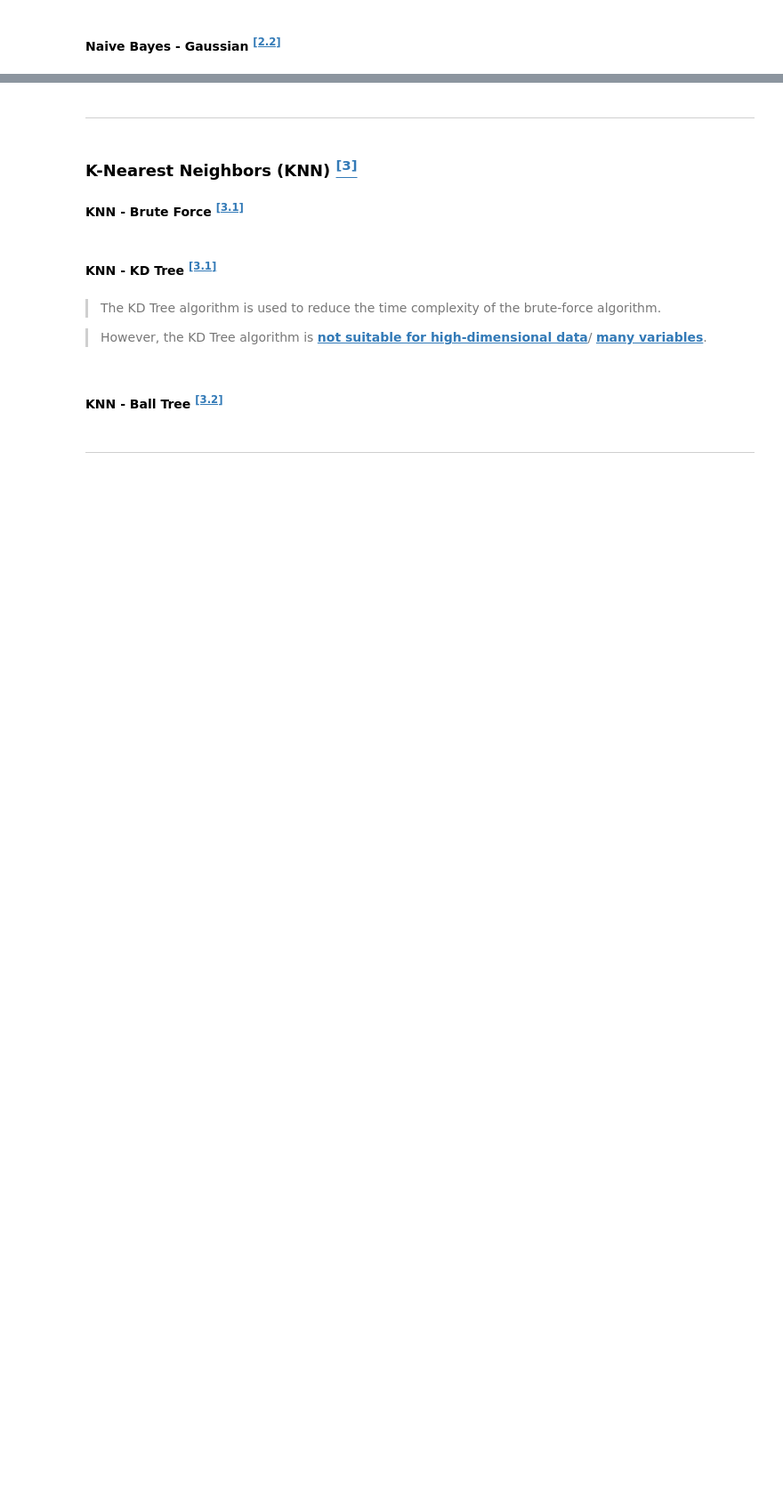
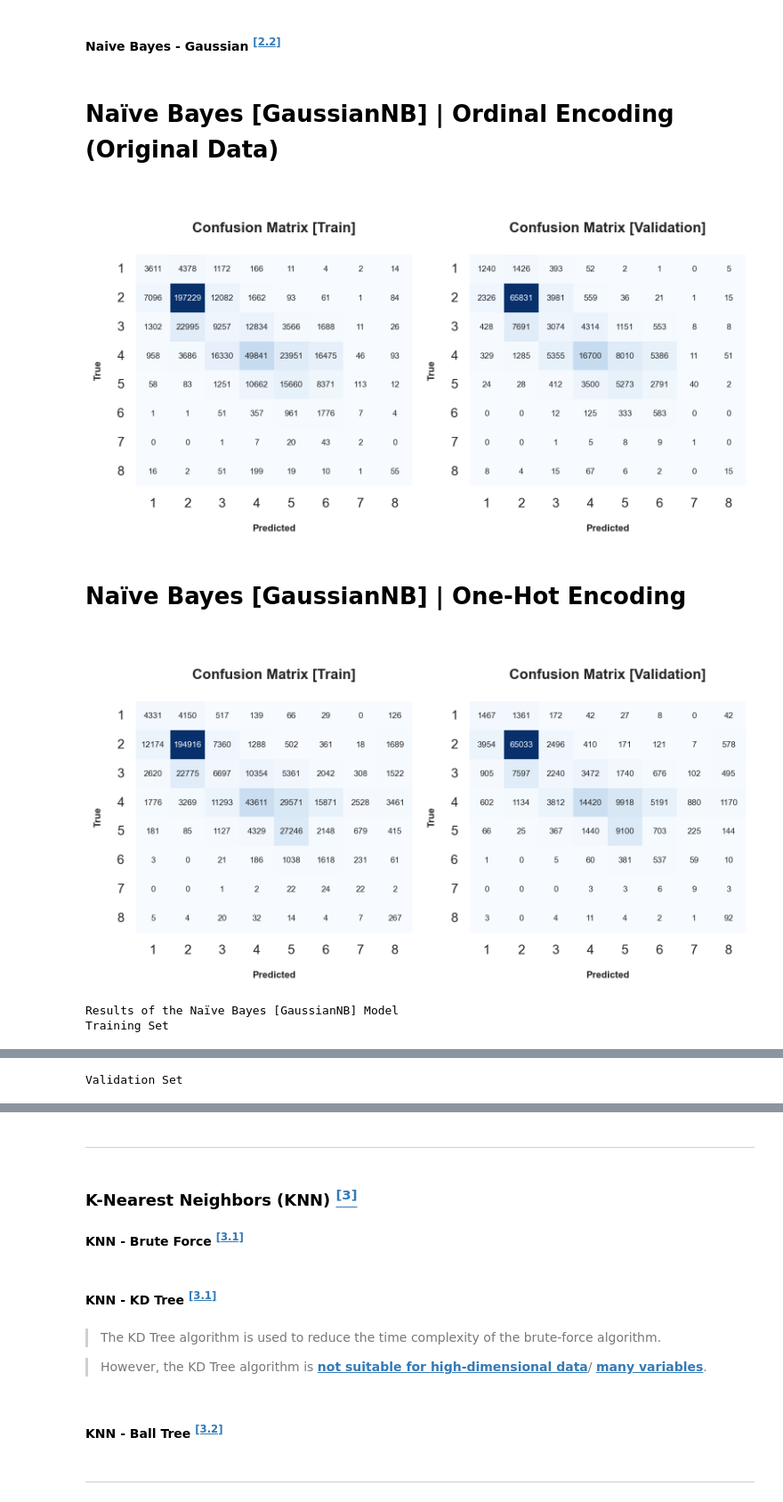
Before and after one commit to Silvestre17/ML_24.25_Project_Group33, a Jupyter notebook: 3_Modeling&Evaluation_MLProject_Group33.ipynb, the cells around one changed output, grey strips where cells are left out. Shown at 89% size. Drawn from its saved outputs; the diff is of its cells as text; code cells hidden in the pictures; blank space fills up the shorter version.

```diff
--- a/3_Modeling&Evaluation_MLProject_Group33.ipynb
+++ b/3_Modeling&Evaluation_MLProject_Group33.ipynb
@@ -685,18 +819,25 @@ gnb_ohe_pred_val_proba = gnb_ohe.predict_proba(X_val_ohe)
 # %%
 # Classification Metrics & Confusion Matrix
 classification_metrics('Naïve Bayes [GaussianNB] | Ordinal Encoding (Original Data)', gnb_cv_ord,
                        y_train, gnb_ord_pred_train, gnb_ord_pred_train_proba,
-                       y_val, gnb_ord_pred_val, gnb_ord_pred_val_proba, classification_report=False)
+                       y_val, gnb_ord_pred_val, gnb_ord_pred_val_proba, classification_report_show=False)
 
 classification_metrics('Naïve Bayes [GaussianNB] | One-Hot Encoding', gnb_cv_ohe,
                         y_train, gnb_ohe_pred_train, gnb_ohe_pred_train_proba,
-                        y_val, gnb_ohe_pred_val, gnb_ohe_pred_val_proba, classification_report=False)
+                        y_val, gnb_ohe_pred_val, gnb_ohe_pred_val_proba, classification_report_show=False)
 
 # Dataframe with the results of the models
 df_results_train = pd.DataFrame(models_results_train).T
 df_results_val = pd.DataFrame(models_results_val).T
 
 # Display the results
 display_side_by_side(df_results_train, df_results_val,
                      titles=['Training Set', 'Validation Set'],
                      super_title='Results of the Naïve Bayes [GaussianNB] Model')
+# %% [output]
+Naïve Bayes [GaussianNB] | Ordinal Encoding (Original Data)
+[figure, added]
+Naïve Bayes [GaussianNB] | One-Hot Encoding
+[figure, added]
+Results of the Naïve Bayes [GaussianNB] Model
+Training Set
@@ -702,0 +854 @@ display_side_by_side(df_results_train, df_results_val,
+Validation Set
```
Also changed, not shown: parts of 38 cells of this notebook, 14 other files.
